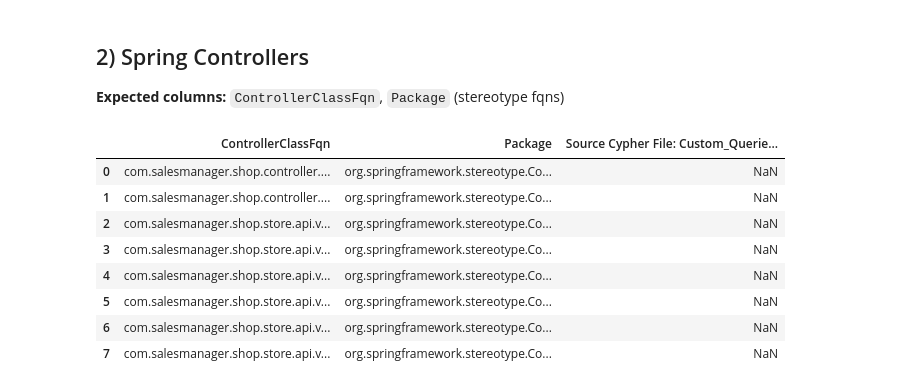
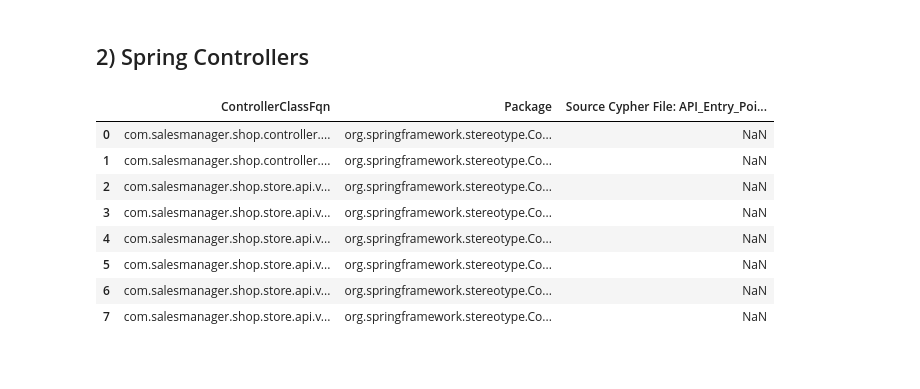
Before and after one commit to ionesosa-e/e2e-decomposition, a Jupyter notebook: jupyter/API_Entry_Points.ipynb, the cells around one changed output. Saved outputs shown, nothing was run; the diff lists cells and outputs as text; code cells hidden in the pictures; blank space fills up the shorter version.

```diff
--- a/jupyter/API_Entry_Points.ipynb
+++ b/jupyter/API_Entry_Points.ipynb
@@ -79,5 +70,13 @@ Expecting CSV here -> /Users/jonathan.nervaez/Documents/AppModPractice/E2E-decom
 # %%
-path = os.path.join(API_DIR, "Main_Classes.csv")
+# Charts for Main_Classes
+# Where charts are generated:
+#  - 1A) Visibility distribution (bar)
+#  - 1B) static vs non-static (pie)
+#  - 1C) Top classes exposing main() (bar)
+#  - 1D) Signature variants (bar)
+
+# Expected columns: mainClass, isStatic, visibility, signature
+path = API_DIR / "Main_Classes.csv"
 df_main = read_csv_safe(path)
 show_head(df_main)
 
@@ -148,8 +144,13 @@ else:
 # %% [markdown]
 ## 2) Spring Controllers
-**Expected columns:** `ControllerClassFqn`, `Package` (stereotype fqns)
 # %%
-path = os.path.join(API_DIR, "Spring_Controller.csv")
+# Charts for Spring_Controller
+# Where charts are generated:
+#  - 2A) Controller stereotypes (pie)
+#  - 2B) Top Controllers (bar)
+
+# Expected columns: ControllerClassFqn, Package (stereotype fqns)
+path = API_DIR / "Spring_Controller.csv"
 df_ctrl = read_csv_safe(path)
 show_head(df_ctrl)
 
@@ -157,34 +158,34 @@ if not df_ctrl.empty:
     cols = {c.lower(): c for c in df_ctrl.columns}
     c_cls = cols.get("controllerclassfqn") or cols.get("controller") or cols.get("classname")
     c_pkg = cols.get("package")
 
     # 2A) Stereotype distribution
     if c_pkg:
         simp = df_ctrl[c_pkg].astype(str).map(lambda s: s.split(".")[-1] if "." in s else s)
         pkg_counts = simp.value_counts().reset_index()
         pkg_counts.columns = ["stereotype", "count"]
         fig = px.pie(pkg_counts, names="stereotype", values="count",
                      hole=0.35, title="Controller stereotypes")
         fig.update_layout(width=700, height=450)
         fig.update_traces(textposition="outside")
         fig.show()
     else:
         print("[info] Column 'Package' not found — skipping stereotype pie.")
 
     # 2B) Top Controllers
     if c_cls:
         ctrl_counts = df_ctrl[c_cls].astype(str).value_counts().reset_index()
         ctrl_counts.columns = ["controller", "count"]
         fig = px.bar(ctrl_counts.head(30), x="controller", y="count",
                      title="Controllers — Top 30", text_auto=True)
         fig.update_layout(width=1100, height=500, xaxis_tickangle=45, xaxis_title="controller", yaxis_title="count")
         fig.show()
     else:
         print("[info] Column 'ControllerClassFqn' not found — skipping top controllers chart.")
 else:
     print("[info] Spring_Controller.csv missing or empty.")
 # %% [output]
-|  | ControllerClassFqn | Package | Source Cypher File: Custom_Querie... |
+|  | ControllerClassFqn | Package | Source Cypher File: API_Entry_Poi... |
 | 0 | com.salesmanager.shop.controller.... | org.springframework.stereotype.Co... | NaN |
 | 1 | com.salesmanager.shop.controller.... | org.springframework.stereotype.Co... | NaN |
 | 2 | com.salesmanager.shop.store.api.v... | org.springframework.stereotype.Co... | NaN |
```
Also changed, not shown: parts of 6 cells of this notebook, 19 other files.
